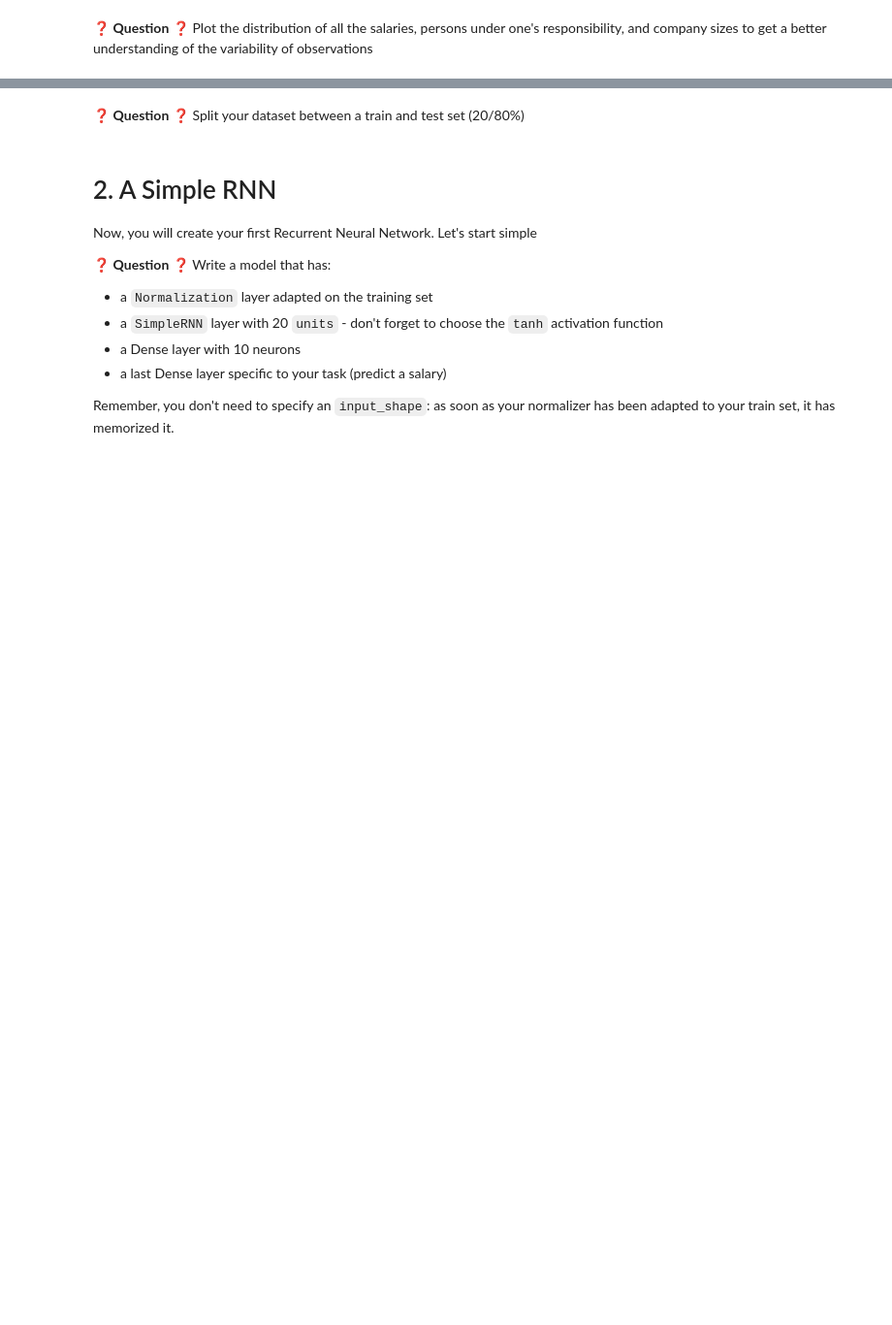
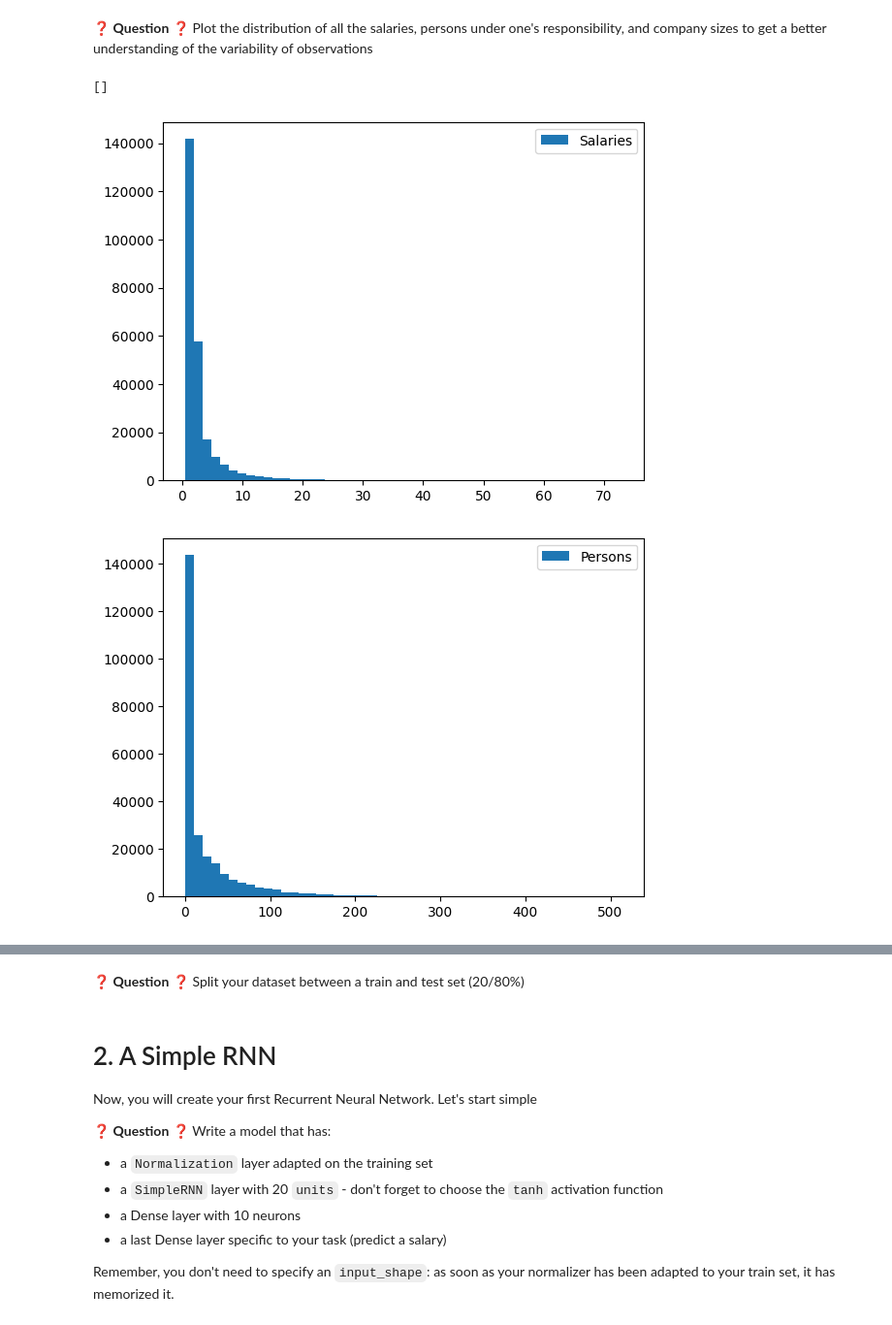
Before and after one commit to brmuloot/Excuses.com-2-RNN, a Jupyter notebook: Mission1/your_first_rnn.ipynb, the cells around one changed output, grey strips where cells are left out. Shown: that part at 97% size. Saved outputs shown, nothing was run; the diff lists cells and outputs as text; code cells hidden in the pictures; blank space fills up the shorter version.

```diff
--- a/Mission1/your_first_rnn.ipynb
+++ b/Mission1/your_first_rnn.ipynb
@@ -41,0 +80,29 @@ So, from this 25000 sequences, each of 10 consecutive observations, the goal is
+# %%
+# YOUR CODE HERE
+# YOUR CODE HERE
+salaries = X[:,:,0]
+persons = X[:,:,1]
+company_size = X[:,:,2]
+
+salaries = salaries.flatten()
+persons = persons.flatten()
+company_size = company_size.flatten()
+
+fig, ax = plt.subplots()
+ax.hist(salaries, bins = 50, label='Salaries')
+ax.legend()
+ax.plot()
+
+fig, ax = plt.subplots()
+ax.hist(persons, bins = 50, label='Persons')
+ax.legend()
+ax.plot()
+
+fig, ax = plt.subplots()
+ax.hist(company_size, bins = 50, label='Company size')
+ax.legend()
+ax.plot()
+# %% [output]
+[]
+[figure, added]
+[figure, added]
```
Also changed, not shown: parts of 24 cells of this notebook.
